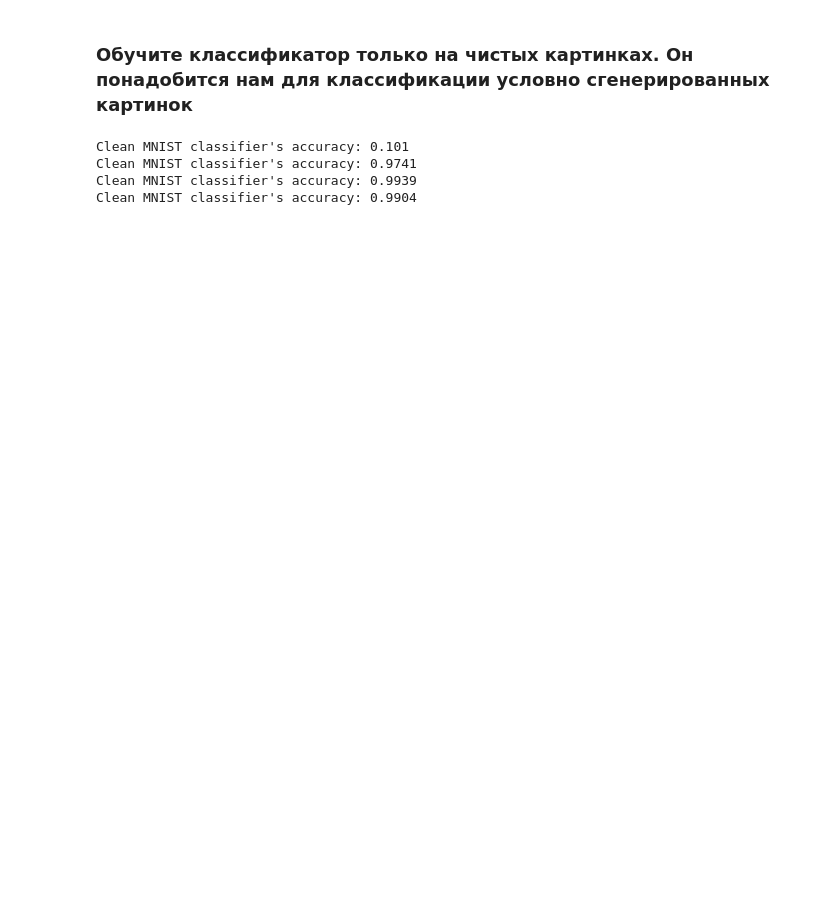
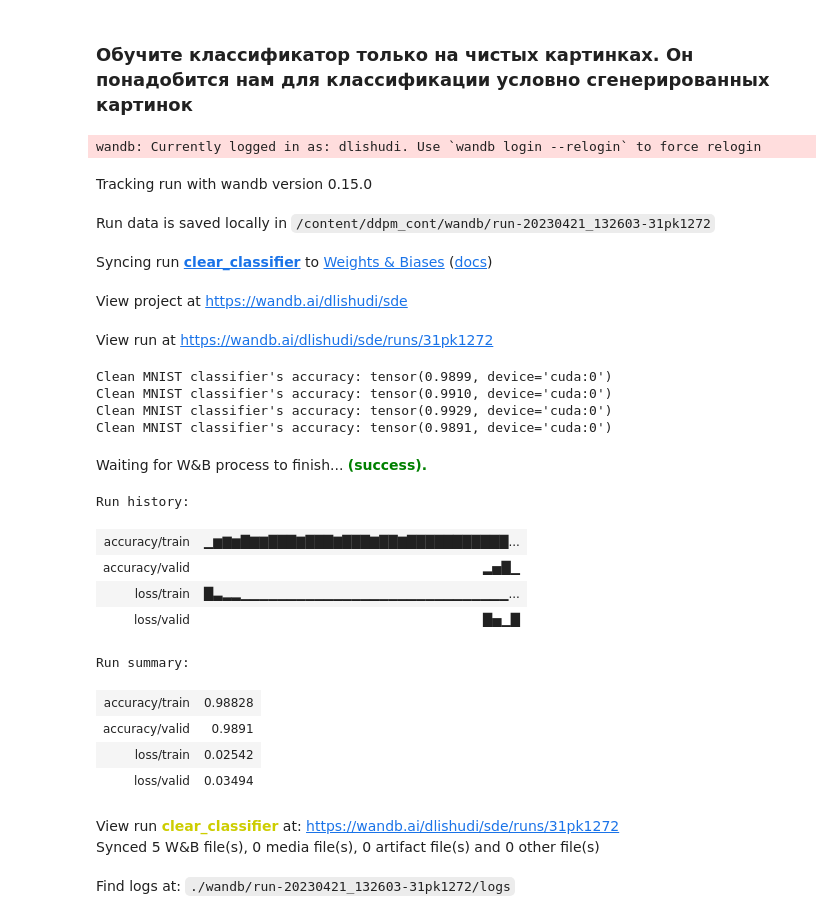
Before and after one commit to DimaLishudi/ddpm_cont, a Jupyter notebook: mnist_clear_images_classifier.ipynb, the cells around one changed output. Drawn from its saved outputs; the diff is of its cells as text; code cells hidden in the pictures; blank space fills up the shorter version.

```diff
--- a/mnist_clear_images_classifier.ipynb
+++ b/mnist_clear_images_classifier.ipynb
@@ -31,25 +31,67 @@ EVAL_FREQ = 500
 # %% [markdown]
 ### Обучите классификатор только на чистых картинках. Он понадобится нам для классификации условно сгенерированных картинок
 # %%
+wandb.init(project='sde', name='clear_classifier')
 model.train()
 
 for iter_idx in trange(1, 1 + TOTAL_ITERS):
+    X, y = next(train_generator)
+    X, y = X.to(device), y.to(device)
+    preds = model(X)
+    loss = loss_func(preds, y)
+    loss.backward()
+    optim.step()
+    optim.zero_grad()
+    acc = (preds.argmax(-1)==y).sum() / y.shape[0]
 
-    """
-    train
-    """
+    wandb.log({'accuracy/train': acc}, step=iter_idx)
+    wandb.log({'loss/train': loss.item()}, step=iter_idx)
 
     if iter_idx % EVAL_FREQ == 0:
+        valid_loss = 0
         valid_accuracy = 0
-        """
-        validate
-        """
+        valid_count = 0
+        model.eval()
+        with torch.no_grad():
+            for X, y in datagen.valid_loader:
+                bs = y.shape[0]
+                X, y = X.to(device), y.to(device)
+                preds = model(X)
+                valid_loss += loss_func(preds, y).item() * bs
+                valid_accuracy += (preds.argmax(-1)==y).sum()
+                valid_count += bs
+        valid_accuracy = valid_accuracy / valid_count
+        valid_loss /= valid_count
+        model.train()
         print('Clean MNIST classifier\'s accuracy:', valid_accuracy)
+        wandb.log({'accuracy/valid': valid_accuracy}, step=iter_idx)
+        wandb.log({'loss/valid': valid_loss}, step=iter_idx)
 model.eval()
+wandb.finish()
 # %% [output]
-Clean MNIST classifier's accuracy: 0.101
-Clean MNIST classifier's accuracy: 0.9741
-Clean MNIST classifier's accuracy: 0.9939
-Clean MNIST classifier's accuracy: 0.9904
+wandb: Currently logged in as: dlishudi. Use `wandb login --relogin` to force relogin
+Tracking run with wandb version 0.15.0
+Run data is saved locally in /content/ddpm_cont/wandb/run-20230421_132603-31pk1272
+Syncing run clear_classifier to Weights & Biases (docs)
+View project at https://wandb.ai/dlishudi/sde
+View run at https://wandb.ai/dlishudi/sde/runs/31pk1272
+Clean MNIST classifier's accuracy: tensor(0.9899, device='cuda:0')
+Clean MNIST classifier's accuracy: tensor(0.9910, device='cuda:0')
+Clean MNIST classifier's accuracy: tensor(0.9929, device='cuda:0')
+Clean MNIST classifier's accuracy: tensor(0.9891, device='cuda:0')
+Waiting for W&B process to finish... (success).
+Run history:
+| accuracy/train | ▁▆▇▆█▇▇███▇███▇███▇██▇███████████... |
+| accuracy/valid | ▂▅█▁ |
+| loss/train | █▃▂▂▁▁▁▁▁▁▁▁▁▁▁▁▁▁▁▁▁▁▁▁▁▁▁▁▁▁▁▁▁... |
+| loss/valid | █▅▁█ |
+Run summary:
+| accuracy/train | 0.98828 |
+| accuracy/valid | 0.9891 |
+| loss/train | 0.02542 |
+| loss/valid | 0.03494 |
+View run clear_classifier at: https://wandb.ai/dlishudi/sde/runs/31pk1272
+Synced 5 W&B file(s), 0 media file(s), 0 artifact file(s) and 0 other file(s)
+Find logs at: ./wandb/run-20230421_132603-31pk1272/logs
 # %%
 torch.save(model.state_dict(), './ddpm_checkpoints/clean_classifier.pth')
```
Also changed, not shown: 2 other files.
